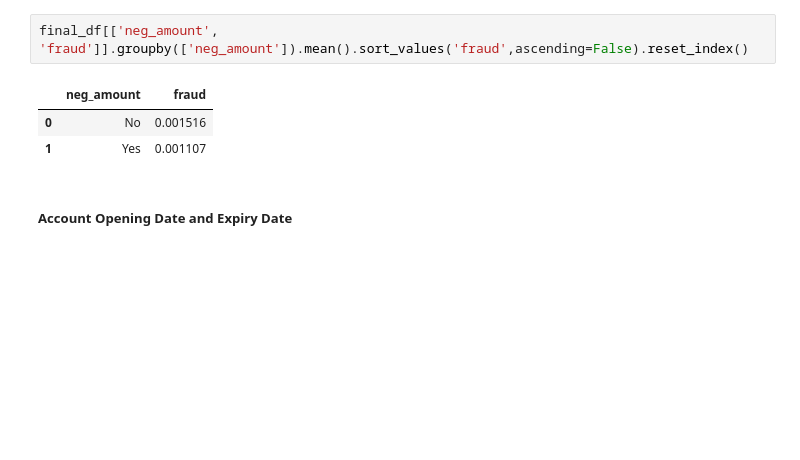
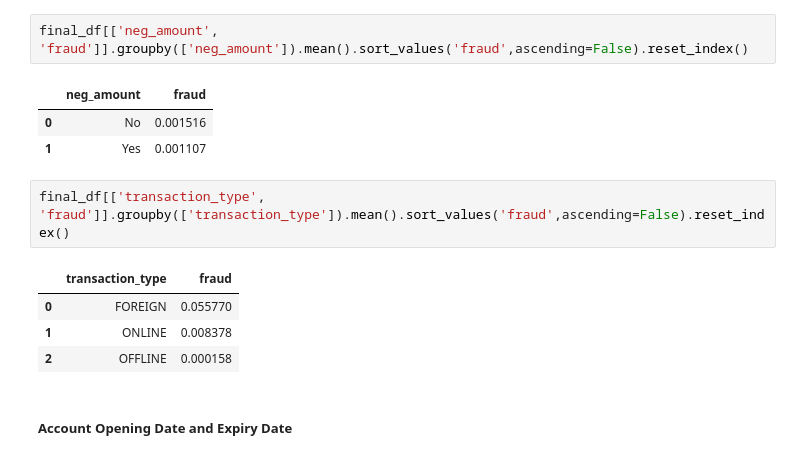
Before and after one commit to yashjadwani/Financial-Fraud-Analysis, a Jupyter notebook: fraud_detection.ipynb, the cells around one changed output. Cells and saved outputs as stored; diff of their text form; blank space fills up the shorter version.

```diff
--- a/fraud_detection.ipynb
+++ b/fraud_detection.ipynb
@@ -800,6 +873,13 @@ final_df[['neg_amount', 'fraud']].groupby(['neg_amount']).mean().sort_values('fr
 |  | neg_amount | fraud |
 | 0 | No | 0.001516 |
 | 1 | Yes | 0.001107 |
+# %%
+final_df[['transaction_type', 'fraud']].groupby(['transaction_type']).mean().sort_values('fraud',ascending=False).reset_index()
+# %% [output]
+|  | transaction_type | fraud |
+| 0 | FOREIGN | 0.055770 |
+| 1 | ONLINE | 0.008378 |
+| 2 | OFFLINE | 0.000158 |
 # %% [markdown]
 ##### Account Opening Date and Expiry Date
 # %%
```
Also changed, not shown: parts of 26 cells of this notebook, 2 other files.
